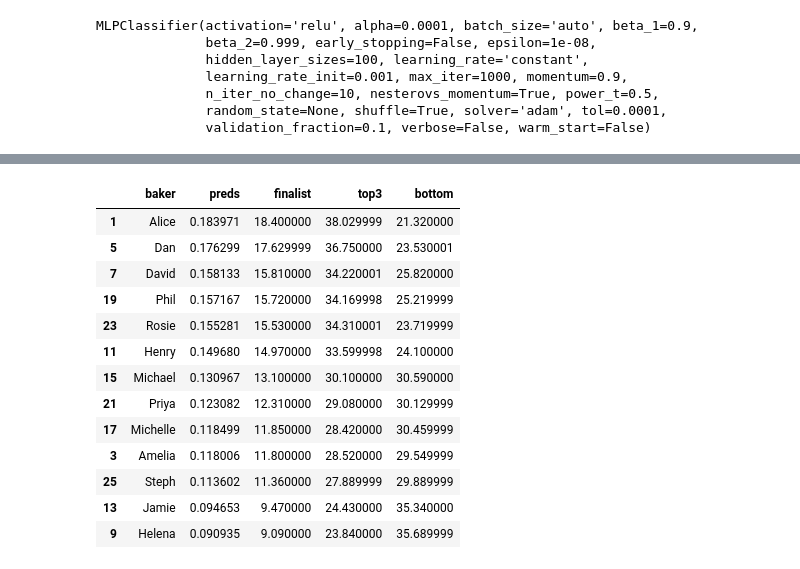
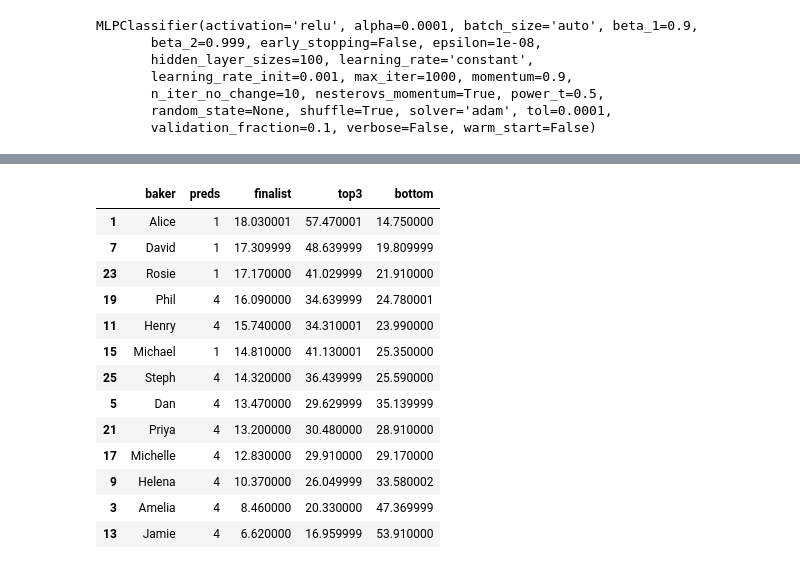
Before and after one commit to dantaki/DeepBake, a Jupyter notebook: NOTEBOOKS/gbbo.s10.prediction.20190907.ipynb, the cells around one changed output, grey strips where cells are left out. Cells and saved outputs as stored; diff of their text form; code cells hidden in the pictures.

```diff
--- a/NOTEBOOKS/gbbo.s10.prediction.20190907.ipynb
+++ b/NOTEBOOKS/gbbo.s10.prediction.20190907.ipynb
@@ -60,0 +60,5 @@ df.head()
+# %%
+max_epi = max(gbbo['episode'])
+gbbo = gbbo.loc[gbbo['episode']==max_epi]
+gbbo = quantile_scale(gbbo,feats)
+gbbo.head()
@@ -62,7 +73,7 @@ df.head()
 # classifiers
 from sklearn.neural_network import MLPClassifier
 clf = MLPClassifier(hidden_layer_sizes=(100),max_iter=1000)
-tech = pd.read_csv("../RESULTS/gbbo.techinical.data.20190907.tsv",sep='\t')
+tech = pd.read_csv("../RESULTS/gbbo.features.20190909.tsv",sep='\t')
 tech = tech.loc[tech['episode']==max_epi]
 qua = quantile_scale(tech,feats)
 qua['place']=tiered(qua['place'])
@@ -79,17 +90,17 @@ MLPClassifier(activation='relu', alpha=0.0001, batch_size='auto', beta_1=0.9,
 # %%
-test = np.matrix(df[feats])
+test = np.matrix(gbbo[feats])
 preds = clf.predict(test)
 probs = clf.predict_proba(test)
-df['preds']=preds
+gbbo['preds']=preds
 # probability baker is a finalist
 top = probs[:,0]
 top3 = probs[:,0]+probs[:,1]
 bot = probs[:,-1]
-df['bottom']=np.round(bot*100,decimals=2)
-df['finalist']=np.round(top*100,decimals=2)
-df['top3'] = np.round(top3*100,decimals=2)
-df.to_csv("../RESULTS/gbbo.techinical.s10.preditions.txt",sep="\t",index=False)
+gbbo['bottom']=np.round(bot*100,decimals=2)
+gbbo['finalist']=np.round(top*100,decimals=2)
+gbbo['top3'] = np.round(top3*100,decimals=2)
+gbbo.to_csv("../RESULTS/gbbo.techinical.s10.e2.preditions.txt",sep="\t",index=False)
 sub = ['baker','preds','finalist','top3','bottom']
-df[sub].sort_values(by=['finalist'],ascending=False)
+gbbo[sub].sort_values(by=['finalist'],ascending=False)
 # %% [output]
 |  | baker | preds | finalist | top3 | bottom |
@@ -132,7 +143,7 @@ from keras.activations import relu
 reg = keras.regularizers.l1_l2(l1=0.0001, l2=0.0001)
 opt = keras.optimizers.Adam(lr=0.0001, beta_1=0.9, beta_2=0.999,  decay=1e-09)
 nn = Sequential([
-    Dense(800, input_shape=(2, ), activation='relu',kernel_regularizer=reg),
+    Dense(800, input_shape=(8, ), activation='relu',kernel_regularizer=reg),
     Dropout(0.1),
     Dense(800, activation='relu',kernel_regularizer=reg),
     Dropout(0.1),
@@ -147,30 +168,30 @@ nn.fit(X,y,validation_split=0., batch_size=30, epochs=10,verbose=0)
 # %%
-test = np.matrix(df[feats])
-preds = nn.predict(test)
+test = np.matrix(gbbo[feats])
+preds = nn.predict_classes(test)
 probs = nn.predict_proba(test)
-df['preds']=preds
+gbbo['preds']=preds
 # probability baker is a finalist
 top = probs[:,0]
 top3 = probs[:,0]+probs[:,1]
 bot = probs[:,-1]
-df['bottom']=np.round(bot*100,decimals=2)
-df['finalist']=np.round(top*100,decimals=2)
-df['top3'] = np.round(top3*100,decimals=2)
-df.to_csv("../RESULTS/gbbo.techinical.s10.keras.preditions.txt",sep="\t",index=False)
+gbbo['bottom']=np.round(bot*100,decimals=2)
+gbbo['finalist']=np.round(top*100,decimals=2)
+gbbo['top3'] = np.round(top3*100,decimals=2)
+gbbo.to_csv("../RESULTS/gbbo.techinical.s10.e2.keras.preditions.txt",sep="\t",index=False)
 sub = ['baker','preds','finalist','top3','bottom']
-df[sub].sort_values(by=['finalist'],ascending=False)
+gbbo[sub].sort_values(by=['finalist'],ascending=False)
 # %% [output]
 |  | baker | preds | finalist | top3 | bottom |
-| 1 | Alice | 0.183971 | 18.400000 | 38.029999 | 21.320000 |
-| 5 | Dan | 0.176299 | 17.629999 | 36.750000 | 23.530001 |
-| 7 | David | 0.158133 | 15.810000 | 34.220001 | 25.820000 |
-| 19 | Phil | 0.157167 | 15.720000 | 34.169998 | 25.219999 |
-| 23 | Rosie | 0.155281 | 15.530000 | 34.310001 | 23.719999 |
-| 11 | Henry | 0.149680 | 14.970000 | 33.599998 | 24.100000 |
-| 15 | Michael | 0.130967 | 13.100000 | 30.100000 | 30.590000 |
-| 21 | Priya | 0.123082 | 12.310000 | 29.080000 | 30.129999 |
-| 17 | Michelle | 0.118499 | 11.850000 | 28.420000 | 30.459999 |
-| 3 | Amelia | 0.118006 | 11.800000 | 28.520000 | 29.549999 |
-| 25 | Steph | 0.113602 | 11.360000 | 27.889999 | 29.889999 |
-| 13 | Jamie | 0.094653 | 9.470000 | 24.430000 | 35.340000 |
-| 9 | Helena | 0.090935 | 9.090000 | 23.840000 | 35.689999 |
+| 1 | Alice | 1 | 18.030001 | 57.470001 | 14.750000 |
+| 7 | David | 1 | 17.309999 | 48.639999 | 19.809999 |
+| 23 | Rosie | 1 | 17.170000 | 41.029999 | 21.910000 |
+| 19 | Phil | 4 | 16.090000 | 34.639999 | 24.780001 |
+| 11 | Henry | 4 | 15.740000 | 34.310001 | 23.990000 |
+| 15 | Michael | 1 | 14.810000 | 41.130001 | 25.350000 |
+| 25 | Steph | 4 | 14.320000 | 36.439999 | 25.590000 |
+| 5 | Dan | 4 | 13.470000 | 29.629999 | 35.139999 |
+| 21 | Priya | 4 | 13.200000 | 30.480000 | 28.910000 |
+| 17 | Michelle | 4 | 12.830000 | 29.910000 | 29.170000 |
+| 9 | Helena | 4 | 10.370000 | 26.049999 | 33.580002 |
+| 3 | Amelia | 4 | 8.460000 | 20.330000 | 47.369999 |
+| 13 | Jamie | 4 | 6.620000 | 16.959999 | 53.910000 |
```
Also changed, not shown: parts of 11 cells of this notebook, 21 other files.
